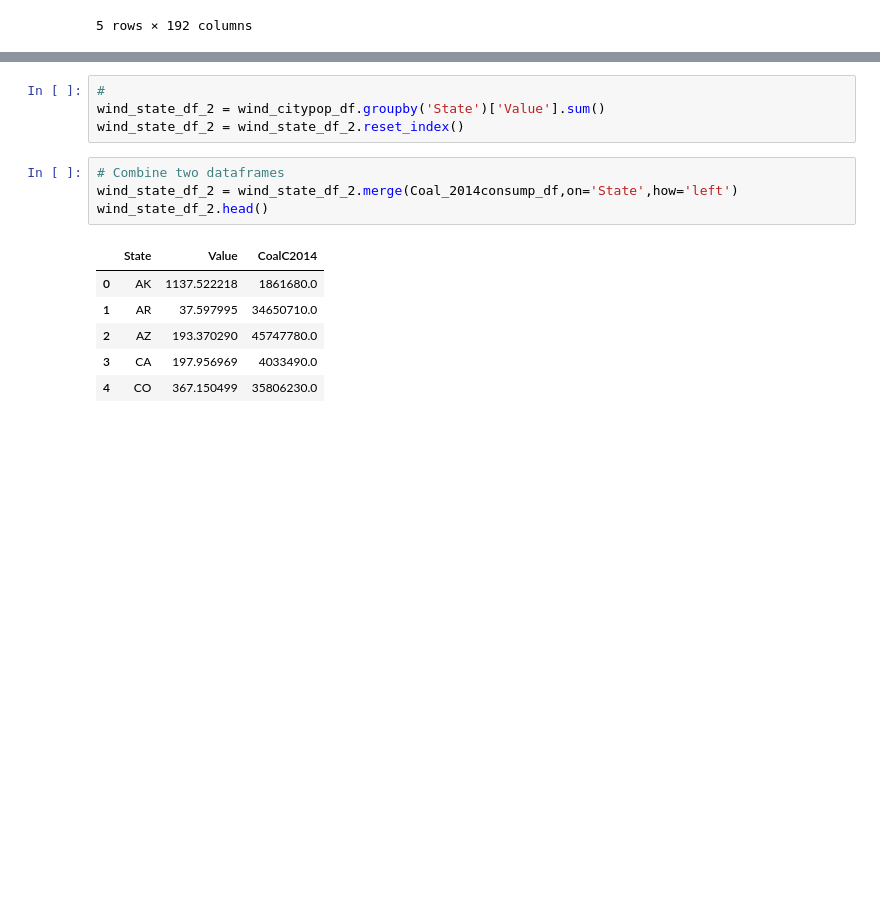
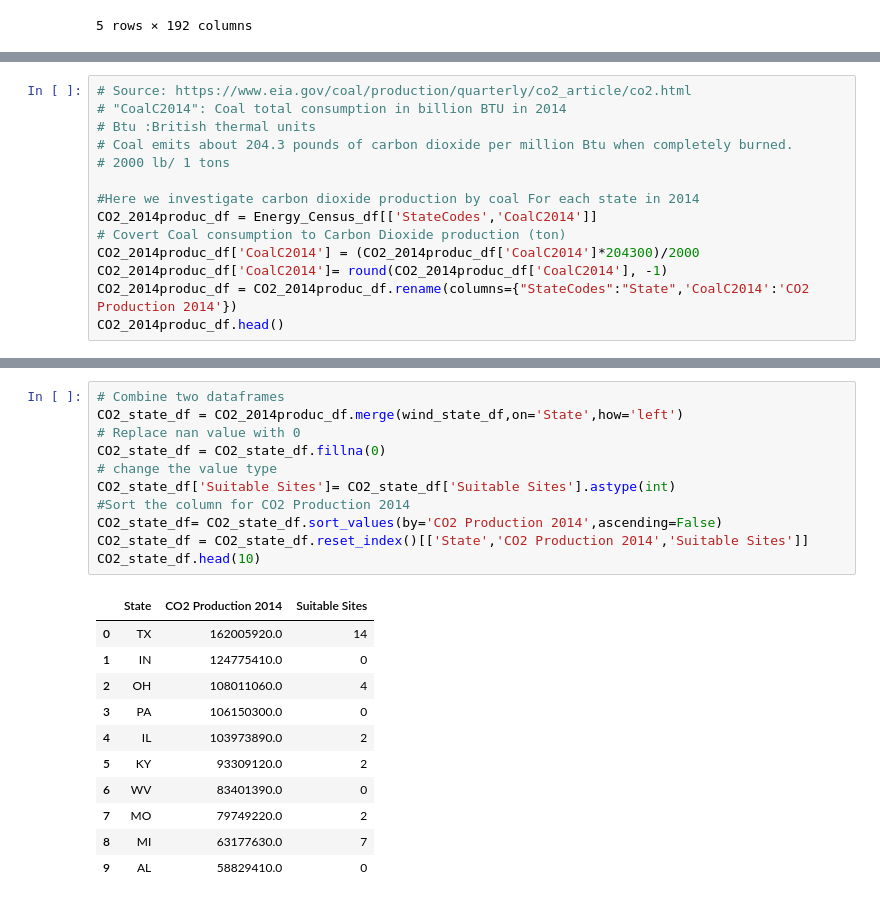
Before and after one commit to vienvo/AlternativeEnergy, a Jupyter notebook: notebooks/Fawn/Notebook/Fang _working_file.ipynb, the cells around one changed output, grey strips where cells are left out. Saved outputs shown, nothing was run; the diff lists cells and outputs as text; blank space fills up the shorter version.

```diff
--- a/notebooks/Fawn/Notebook/Fang _working_file.ipynb
+++ b/notebooks/Fawn/Notebook/Fang _working_file.ipynb
@@ -126,0 +106,14 @@ Coal_2014consump_df = Coal_2014consump_df.rename(columns={'StateCodes':"State"})
+# %%
+# Source: https://www.eia.gov/coal/production/quarterly/co2_article/co2.html
+# "CoalC2014": Coal total consumption in billion BTU in 2014
+# Btu :British thermal units
+# Coal emits about 204.3 pounds of carbon dioxide per million Btu when completely burned.
+# 2000 lb/ 1 tons
+
+#Here we investigate carbon dioxide production by coal For each state in 2014
+CO2_2014produc_df = Energy_Census_df[['StateCodes','CoalC2014']]
+# Covert Coal consumption to Carbon Dioxide production (ton)
+CO2_2014produc_df['CoalC2014'] = (CO2_2014produc_df['CoalC2014']*204300)/2000
+CO2_2014produc_df['CoalC2014']= round(CO2_2014produc_df['CoalC2014'], -1)
+CO2_2014produc_df = CO2_2014produc_df.rename(columns={"StateCodes":"State",'CoalC2014':'CO2 Production 2014'})
+CO2_2014produc_df.head()
@@ -147,16 +154,24 @@ plt.savefig("../Image/C02 Production by Coal in 2014.png")
-# %%
-#
-wind_state_df_2 = wind_citypop_df.groupby('State')['Value'].sum()
-wind_state_df_2 = wind_state_df_2.reset_index()
-# %%
-# Combine two dataframes
-wind_state_df_2 = wind_state_df_2.merge(Coal_2014consump_df,on='State',how='left')
-wind_state_df_2.head()
-# %% [output]
-|  | State | Value | CoalC2014 |
-| 0 | AK | 1137.522218 | 1861680.0 |
-| 1 | AR | 37.597995 | 34650710.0 |
-| 2 | AZ | 193.370290 | 45747780.0 |
-| 3 | CA | 197.956969 | 4033490.0 |
-| 4 | CO | 367.150499 | 35806230.0 |
+# %%
+# Combine two dataframes
+CO2_state_df = CO2_2014produc_df.merge(wind_state_df,on='State',how='left')
+# Replace nan value with 0
+CO2_state_df = CO2_state_df.fillna(0)
+# change the value type
+CO2_state_df['Suitable Sites']= CO2_state_df['Suitable Sites'].astype(int)
+#Sort the column for CO2 Production 2014
+CO2_state_df= CO2_state_df.sort_values(by='CO2 Production 2014',ascending=False)
+CO2_state_df = CO2_state_df.reset_index()[['State','CO2 Production 2014','Suitable Sites']]
+CO2_state_df.head(10)
+# %% [output]
+|  | State | CO2 Production 2014 | Suitable Sites |
+| 0 | TX | 162005920.0 | 14 |
+| 1 | IN | 124775410.0 | 0 |
+| 2 | OH | 108011060.0 | 4 |
+| 3 | PA | 106150300.0 | 0 |
+| 4 | IL | 103973890.0 | 2 |
+| 5 | KY | 93309120.0 | 2 |
+| 6 | WV | 83401390.0 | 0 |
+| 7 | MO | 79749220.0 | 2 |
+| 8 | MI | 63177630.0 | 7 |
+| 9 | AL | 58829410.0 | 0 |
 # %%
```
Also changed, not shown: parts of 11 cells of this notebook, 9 other files.
